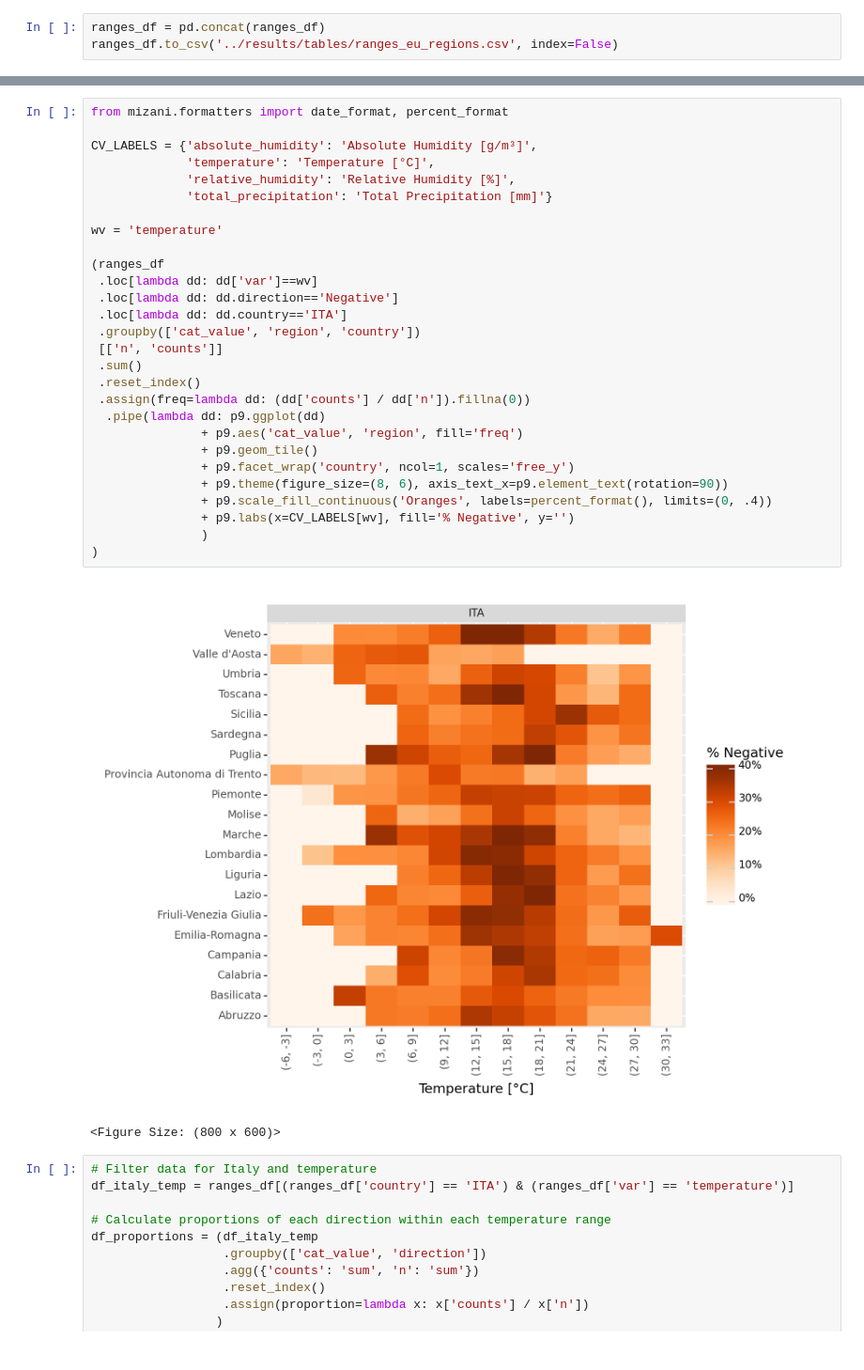
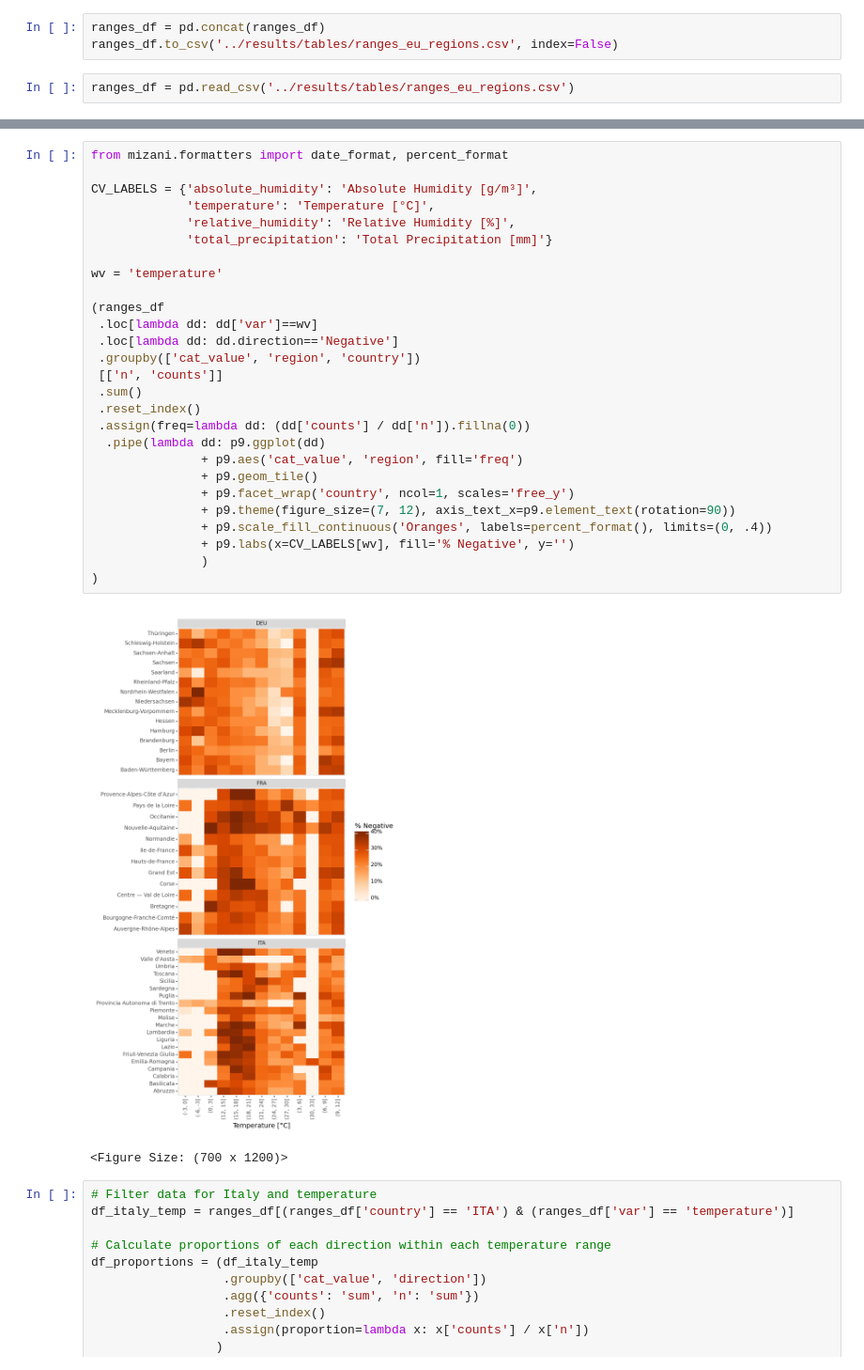
Before and after one commit to BrandonACH/Final-Project, a Jupyter notebook: code/sdc_analysis.ipynb, the cells around one changed output, grey strips where cells are left out. Shown at 94% size. Drawn from its saved outputs; the diff is of its cells as text.

```diff
--- a/code/sdc_analysis.ipynb
+++ b/code/sdc_analysis.ipynb
@@ -345,3 +375,5 @@ for region in covid_sdc_df.region.unique():
 # %%
 ranges_df = pd.concat(ranges_df)
 ranges_df.to_csv('../results/tables/ranges_eu_regions.csv', index=False)
+# %%
+ranges_df = pd.read_csv('../results/tables/ranges_eu_regions.csv')
@@ -348,34 +396,33 @@ ranges_df.to_csv('../results/tables/ranges_eu_regions.csv', index=False)
 # %%
 from mizani.formatters import date_format, percent_format
 
 CV_LABELS = {'absolute_humidity': 'Absolute Humidity [g/m³]',
              'temperature': 'Temperature [°C]',
              'relative_humidity': 'Relative Humidity [%]',
              'total_precipitation': 'Total Precipitation [mm]'}
 
 wv = 'temperature'
 
 (ranges_df
  .loc[lambda dd: dd['var']==wv]
  .loc[lambda dd: dd.direction=='Negative']
- .loc[lambda dd: dd.country=='ITA']
  .groupby(['cat_value', 'region', 'country'])
  [['n', 'counts']]
  .sum()
  .reset_index()
  .assign(freq=lambda dd: (dd['counts'] / dd['n']).fillna(0))
   .pipe(lambda dd: p9.ggplot(dd)
                + p9.aes('cat_value', 'region', fill='freq')
                + p9.geom_tile()
                + p9.facet_wrap('country', ncol=1, scales='free_y')
-               + p9.theme(figure_size=(8, 6), axis_text_x=p9.element_text(rotation=90))
+               + p9.theme(figure_size=(7, 12), axis_text_x=p9.element_text(rotation=90))
                + p9.scale_fill_continuous('Oranges', labels=percent_format(), limits=(0, .4))
                + p9.labs(x=CV_LABELS[wv], fill='% Negative', y='')
                )
 )
 # %% [output]
-[figure, old version]
+[figure, new version]
-<Figure Size: (800 x 600)>
+<Figure Size: (700 x 1200)>
 # %%
 # Filter data for Italy and temperature
 df_italy_temp = ranges_df[(ranges_df['country'] == 'ITA') & (ranges_df['var'] == 'temperature')]
```
Also changed, not shown: parts of 13 cells of this notebook, 45 other files.
